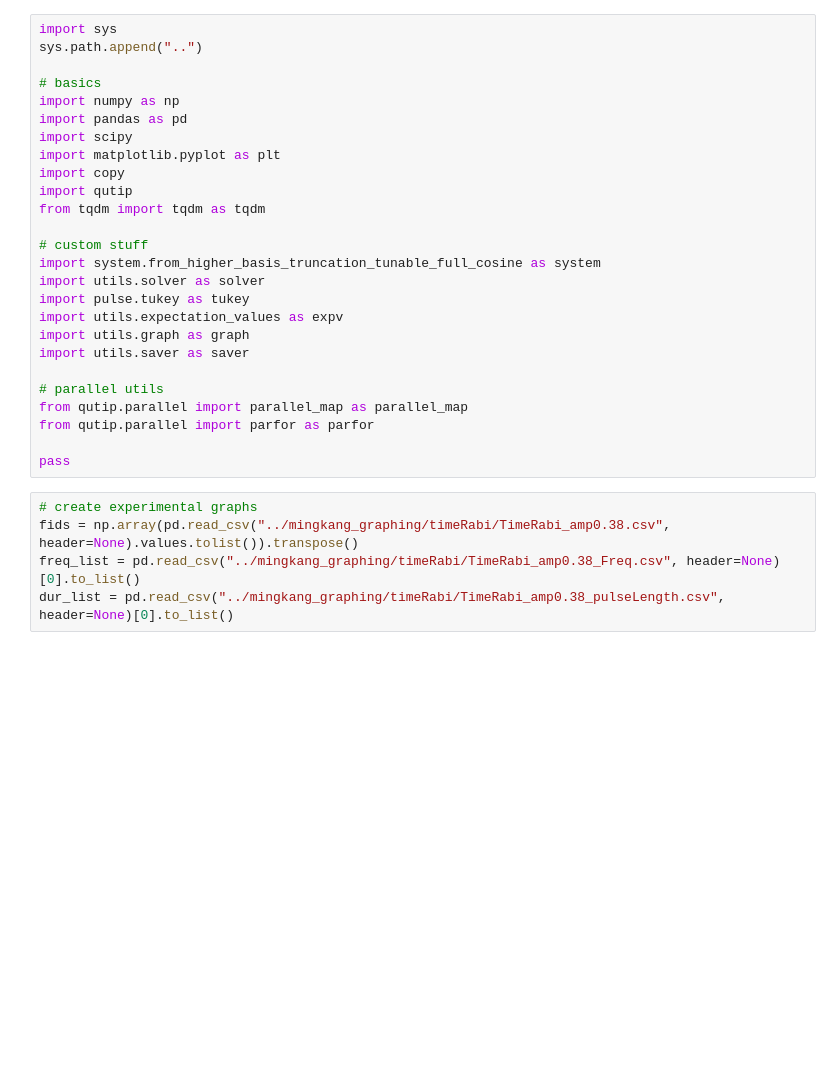
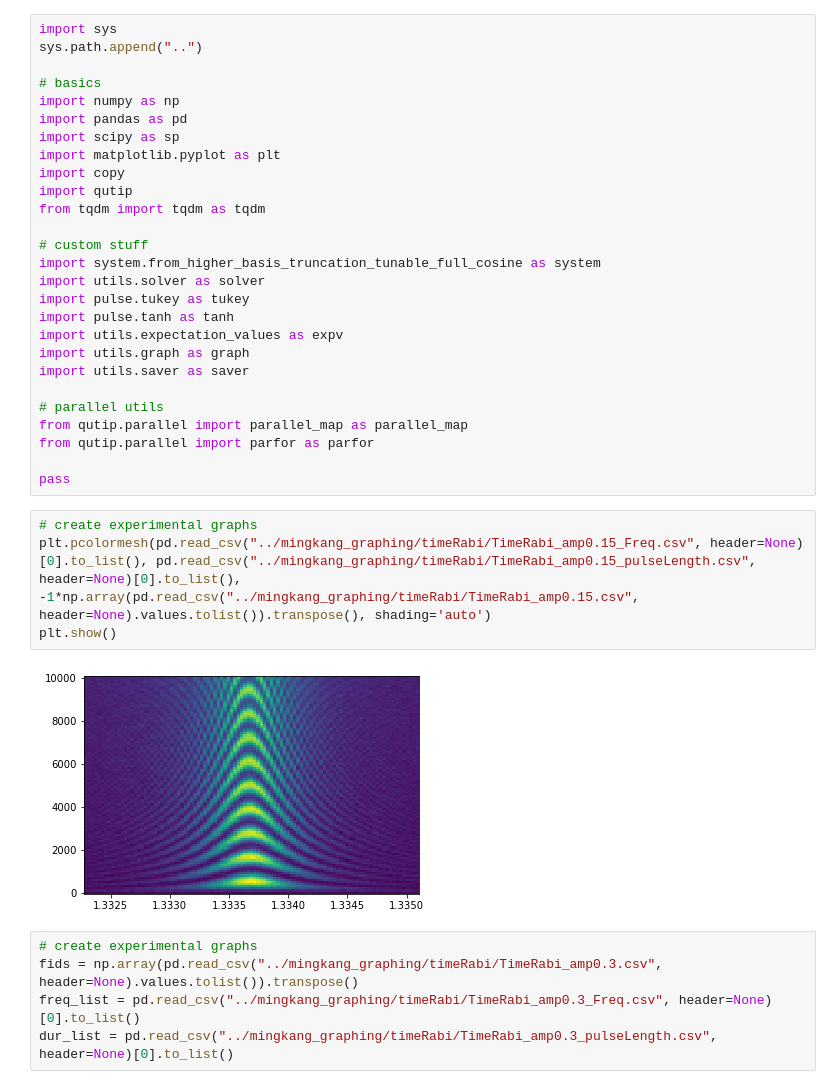
Before and after one commit to david-gorski/subharmonic_superconducting_qubits, a Jupyter notebook: parameters/recreate_experimental.ipynb, the cells around one changed output. Cells and saved outputs as stored; diff of their text form; blank space fills up the shorter version.

```diff
--- a/parameters/recreate_experimental.ipynb
+++ b/parameters/recreate_experimental.ipynb
@@ -5,7 +5,7 @@ sys.path.append("..")
 # basics
 import numpy as np
 import pandas as pd
-import scipy
+import scipy as sp
 import matplotlib.pyplot as plt
 import copy
 import qutip
@@ -15,6 +15,7 @@ from tqdm import tqdm as tqdm
 import system.from_higher_basis_truncation_tunable_full_cosine as system
 import utils.solver as solver
 import pulse.tukey as tukey
+import pulse.tanh as tanh
 import utils.expectation_values as expv
 import utils.graph as graph
 import utils.saver as saver
@@ -24,9 +25,15 @@ from qutip.parallel import parallel_map as parallel_map
 from qutip.parallel import parfor as parfor
 
 pass
+# %%
+# create experimental graphs
+plt.pcolormesh(pd.read_csv("../mingkang_graphing/timeRabi/TimeRabi_amp0.15_Freq.csv", header=None)[0].to_list(), pd.read_csv("../mingkang_graphing/timeRabi/TimeRabi_amp0.15_pulseLength.csv", header=None)[0].to_list(), -1*np.array(pd.read_csv("../mingkang_graphing/timeRabi/TimeRabi_amp0.15.csv", header=None).values.tolist()).transpose(), shading='auto')
+plt.show()
+# %% [output]
+[figure, added]
 # %%
 # create experimental graphs
-fids = np.array(pd.read_csv("../mingkang_graphing/timeRabi/TimeRabi_amp0.38.csv", header=None).values.tolist()).transpose()
-freq_list = pd.read_csv("../mingkang_graphing/timeRabi/TimeRabi_amp0.38_Freq.csv", header=None)[0].to_list()
-dur_list = pd.read_csv("../mingkang_graphing/timeRabi/TimeRabi_amp0.38_pulseLength.csv", header=None)[0].to_list()
+fids = np.array(pd.read_csv("../mingkang_graphing/timeRabi/TimeRabi_amp0.3.csv", header=None).values.tolist()).transpose()
+freq_list = pd.read_csv("../mingkang_graphing/timeRabi/TimeRabi_amp0.3_Freq.csv", header=None)[0].to_list()
+dur_list = pd.read_csv("../mingkang_graphing/timeRabi/TimeRabi_amp0.3_pulseLength.csv", header=None)[0].to_list()
 # %%
```
Also changed, not shown: parts of 12 cells of this notebook, 12 other files.
